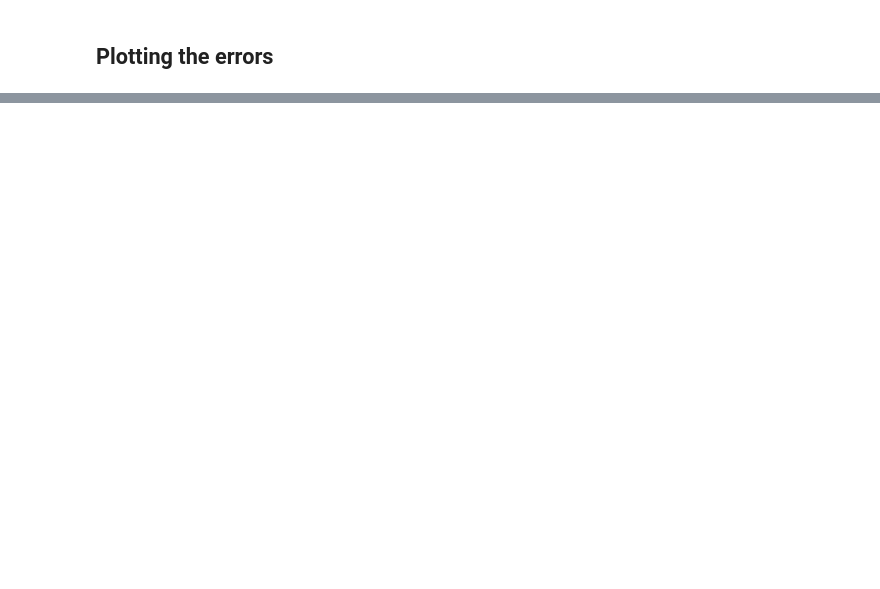
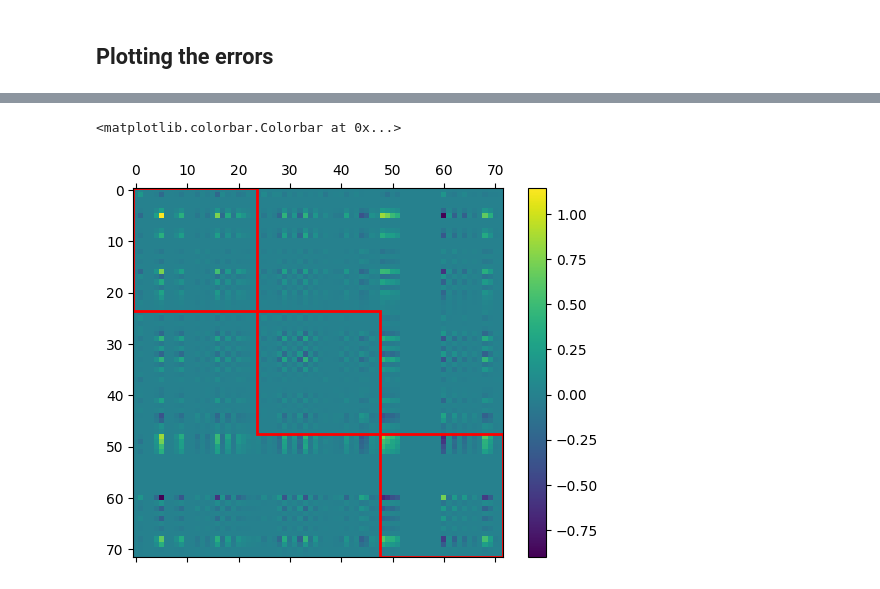
Before and after one commit to chmda/ctt, a Jupyter notebook: notebooks/natural_gradient_descent.ipynb, the cells around one changed output, grey strips where cells are left out. Cells and saved outputs as stored; diff of their text form; code cells hidden in the pictures; blank space fills up the shorter version.

```diff
--- a/notebooks/natural_gradient_descent.ipynb
+++ b/notebooks/natural_gradient_descent.ipynb
@@ -43,7 +53,7 @@ ctt = make_ctt(lift, retraction, basis, d)
 key, train_key, val_key = random.split(key, 3)
 
 domain = (0., 1.)
-N_train = 7000
+N_train = 10000
 X_train = random.uniform(key=train_key, shape=(N_train, d), minval=domain[0], maxval=domain[1])
 # X_train = random.normal(key=train_key, shape=(N_train, d))
 y_train = jax.vmap(target)(X_train)
@@ -53,8 +63,8 @@ X_val = random.uniform(key=val_key, shape=(N_val, d), minval=domain[0], maxval=d
 # X_val = random.normal(key=val_key, shape=(N_val, d))
 y_val = jax.vmap(target)(X_val)
 
-num_steps = 2
-regularization_coeff = 1e-8
+num_steps = 3
+regularization_coeff = 0.
 radius = None
 ranks = [d_lift] + [2] * (d_lift-1) + [1]
 # %%
@@ -89,3 +127,7 @@ def compute_loss(tts: list[TT],
+# %%
+def sizeof_pytree(p) -> int:
+    leaves = jax.tree.leaves(p)
+    return sum(jnp.size(leaf) for leaf in leaves)
 # %% [markdown]
 # Gradient Descent
 # %%
@@ -291,0 +354,23 @@ Text(0, 0.5, 'Error')
+# %%
+N_gram = 20_000
+key, gram_key = random.split(key)
+X_gram = random.uniform(key=gram_key, shape=(N_gram, d), minval=domain[0], maxval=domain[1])
+G = get_gramian(init_controls, X_gram)
+# %%
+import matplotlib.patches as patches
+
+fig, ax = plt.subplots()
+# plot the Gram matrix
+im = ax.matshow(G, cmap="viridis")
+# draw the block diagonals
+pos = 0
+for i in range(num_steps):
+    size = sizeof_pytree(init_controls[i])
+    rect = patches.Rectangle((pos-0.5, pos-0.5), size, size, linewidth=2, edgecolor="r", facecolor='none')
+    ax.add_patch(rect)
+    pos += size
+ax.set_aspect("equal")
+fig.colorbar(im, ax=ax)
+# %% [output]
+<matplotlib.colorbar.Colorbar at 0x...>
+[figure, added]
```
Also changed, not shown: parts of 10 cells of this notebook, 1 other file.
